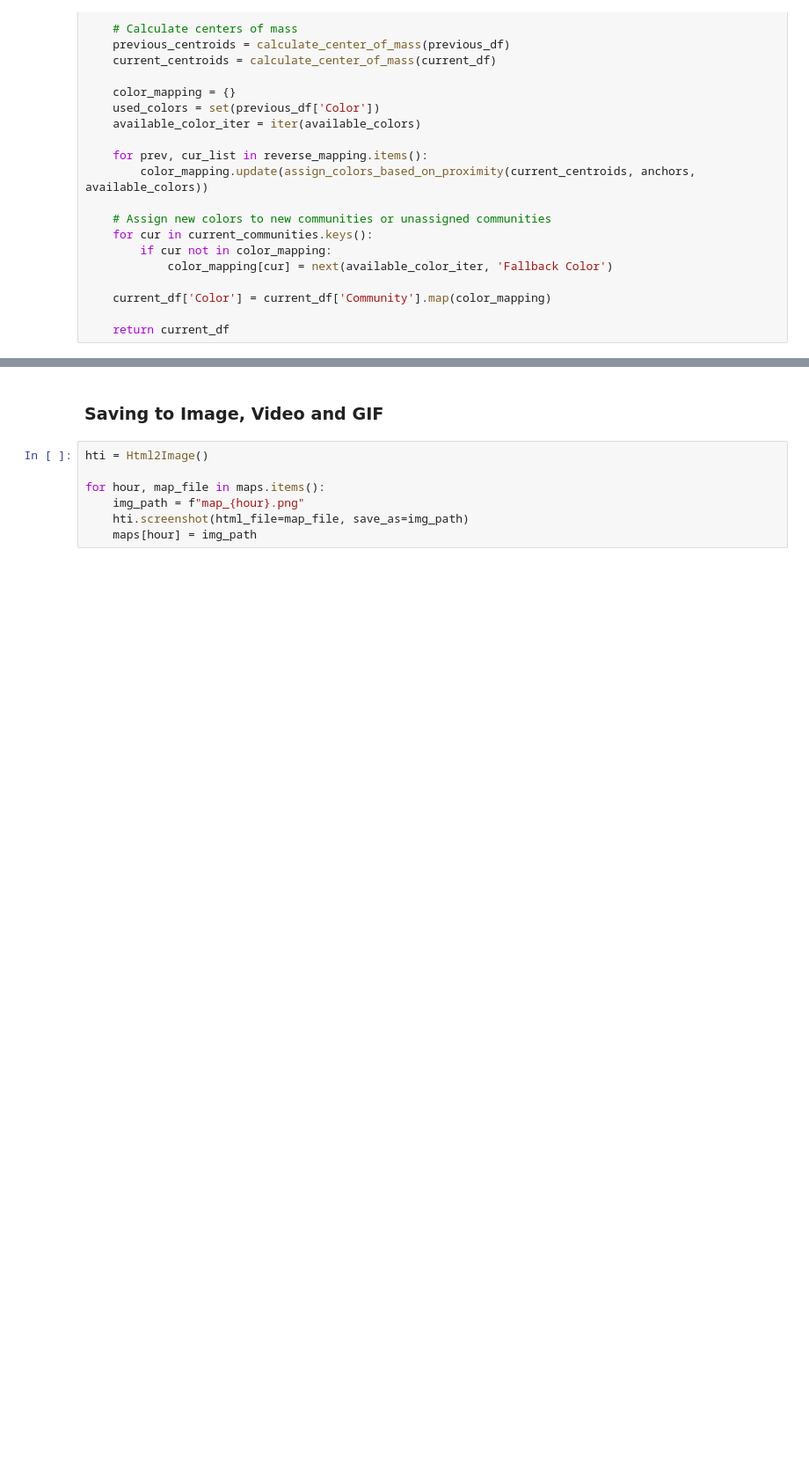
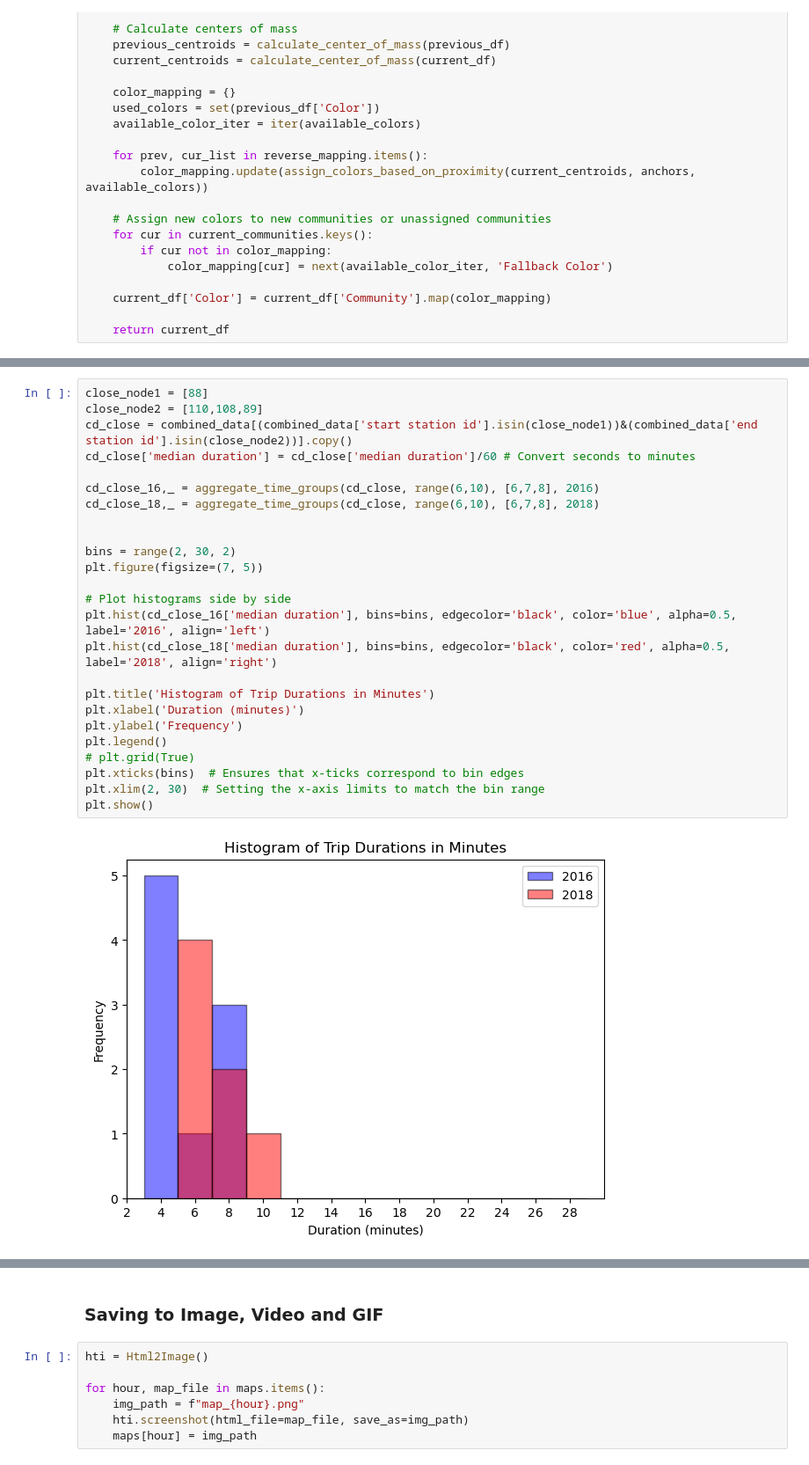
Before and after one commit to SahputraS/Bike-Sharing-Network, a Jupyter notebook: Bike Sharing Network_on going.ipynb, the cells around one changed output, grey strips where cells are left out. Shown: that part at 88% size. Drawn from its saved outputs; the diff is of its cells as text; blank space fills up the shorter version.

```diff
--- a/Bike Sharing Network_on going.ipynb
+++ b/Bike Sharing Network_on going.ipynb
@@ -1125,0 +1242,27 @@ generate_map(hour_slider.value, month_slider.value, year_text.value)
+# %%
+close_node1 = [88]
+close_node2 = [110,108,89]
+cd_close = combined_data[(combined_data['start station id'].isin(close_node1))&(combined_data['end station id'].isin(close_node2))].copy()
+cd_close['median duration'] = cd_close['median duration']/60 # Convert seconds to minutes
+
+cd_close_16,_ = aggregate_time_groups(cd_close, range(6,10), [6,7,8], 2016)
+cd_close_18,_ = aggregate_time_groups(cd_close, range(6,10), [6,7,8], 2018)
+
+
+bins = range(2, 30, 2)
+plt.figure(figsize=(7, 5))
+
+# Plot histograms side by side
+plt.hist(cd_close_16['median duration'], bins=bins, edgecolor='black', color='blue', alpha=0.5, label='2016', align='left')
+plt.hist(cd_close_18['median duration'], bins=bins, edgecolor='black', color='red', alpha=0.5, label='2018', align='right')
+
+plt.title('Histogram of Trip Durations in Minutes')
+plt.xlabel('Duration (minutes)')
+plt.ylabel('Frequency')
+plt.legend()
+# plt.grid(True)
+plt.xticks(bins)  # Ensures that x-ticks correspond to bin edges
+plt.xlim(2, 30)  # Setting the x-axis limits to match the bin range
+plt.show()
+# %% [output]
+[figure, added]
```
Also changed, not shown: parts of 57 cells of this notebook.
